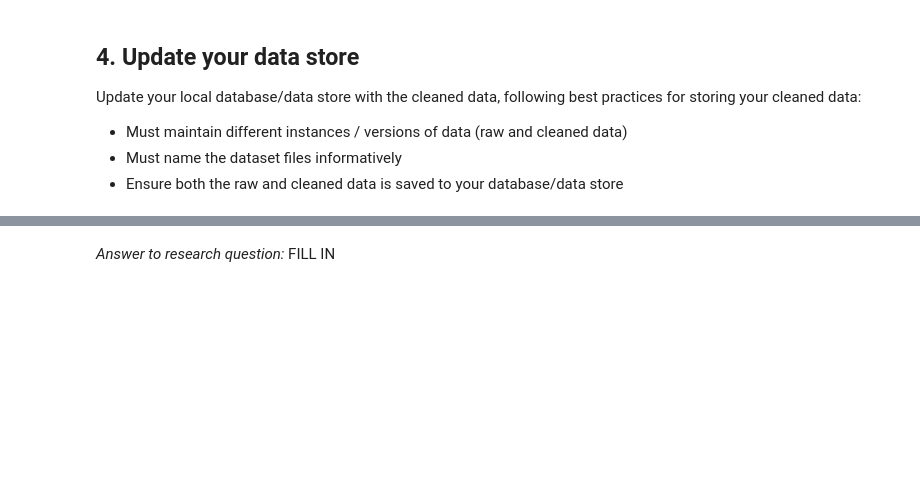
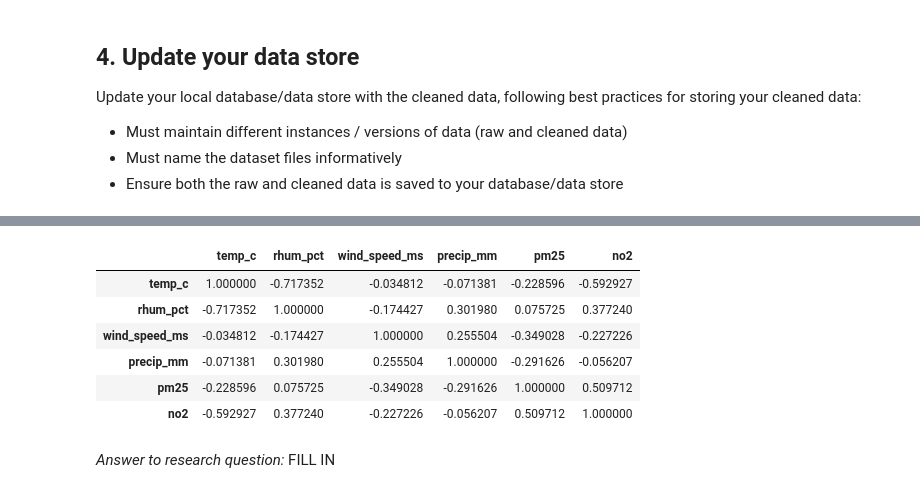
Before and after one commit to scarpl/Data_wrangling_with_python, a Jupyter notebook: data_wrangling_project_filled.ipynb, the cells around one changed output, grey strips where cells are left out. Saved outputs shown, nothing was run; the diff lists cells and outputs as text; code cells hidden in the pictures; blank space fills up the shorter version.

```diff
--- a/data_wrangling_project_filled.ipynb
+++ b/data_wrangling_project_filled.ipynb
@@ -274,2 +334,14 @@ Going back to the problem statement in step 1, use the cleaned data to answer th
+# %%
+#Correlation analysis
+corr = merged[["temp_c", "rhum_pct", "wind_speed_ms", "precip_mm", "pm25", "no2"]].corr()
+corr
+# %% [output]
+|  | temp_c | rhum_pct | wind_speed_ms | precip_mm | pm25 | no2 |
+| temp_c | 1.000000 | -0.717352 | -0.034812 | -0.071381 | -0.228596 | -0.592927 |
+| rhum_pct | -0.717352 | 1.000000 | -0.174427 | 0.301980 | 0.075725 | 0.377240 |
+| wind_speed_ms | -0.034812 | -0.174427 | 1.000000 | 0.255504 | -0.349028 | -0.227226 |
+| precip_mm | -0.071381 | 0.301980 | 0.255504 | 1.000000 | -0.291626 | -0.056207 |
+| pm25 | -0.228596 | 0.075725 | -0.349028 | -0.291626 | 1.000000 | 0.509712 |
+| no2 | -0.592927 | 0.377240 | -0.227226 | -0.056207 | 0.509712 | 1.000000 |
 # %% [markdown]
 *Answer to research question:* FILL IN
```
Also changed, not shown: parts of 63 cells of this notebook, 4 other files.
